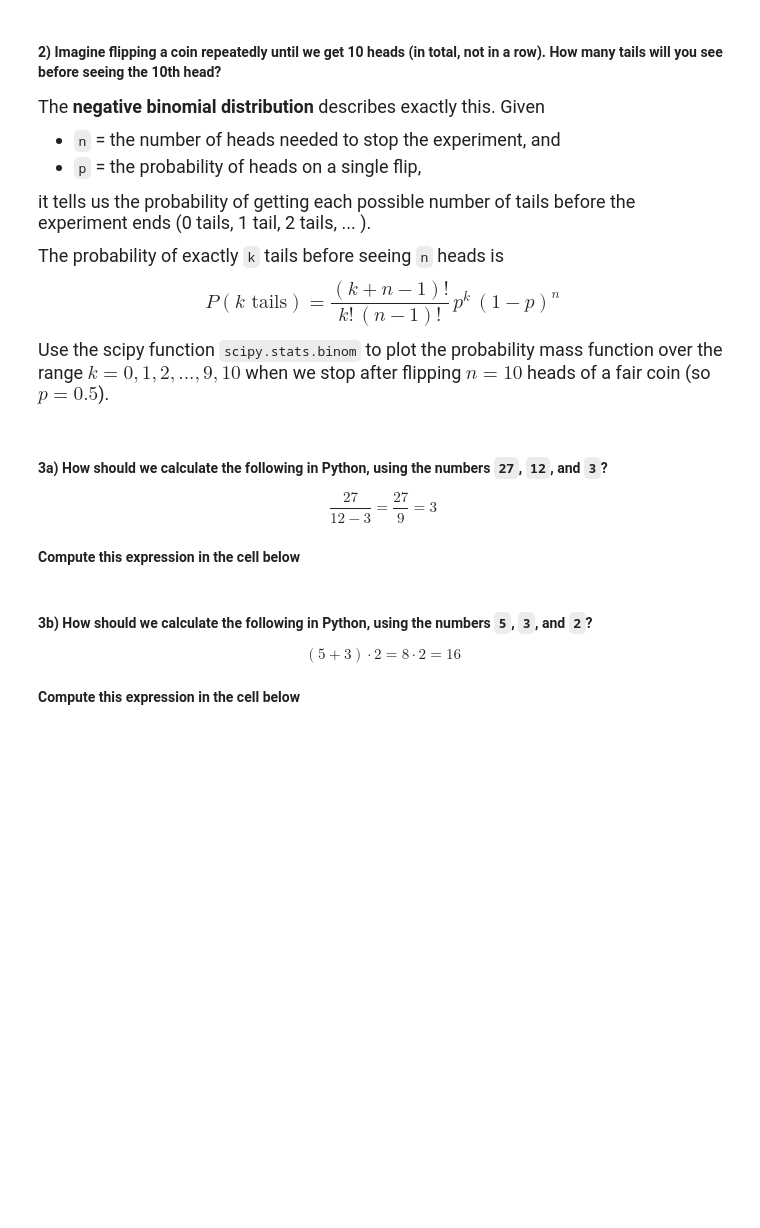
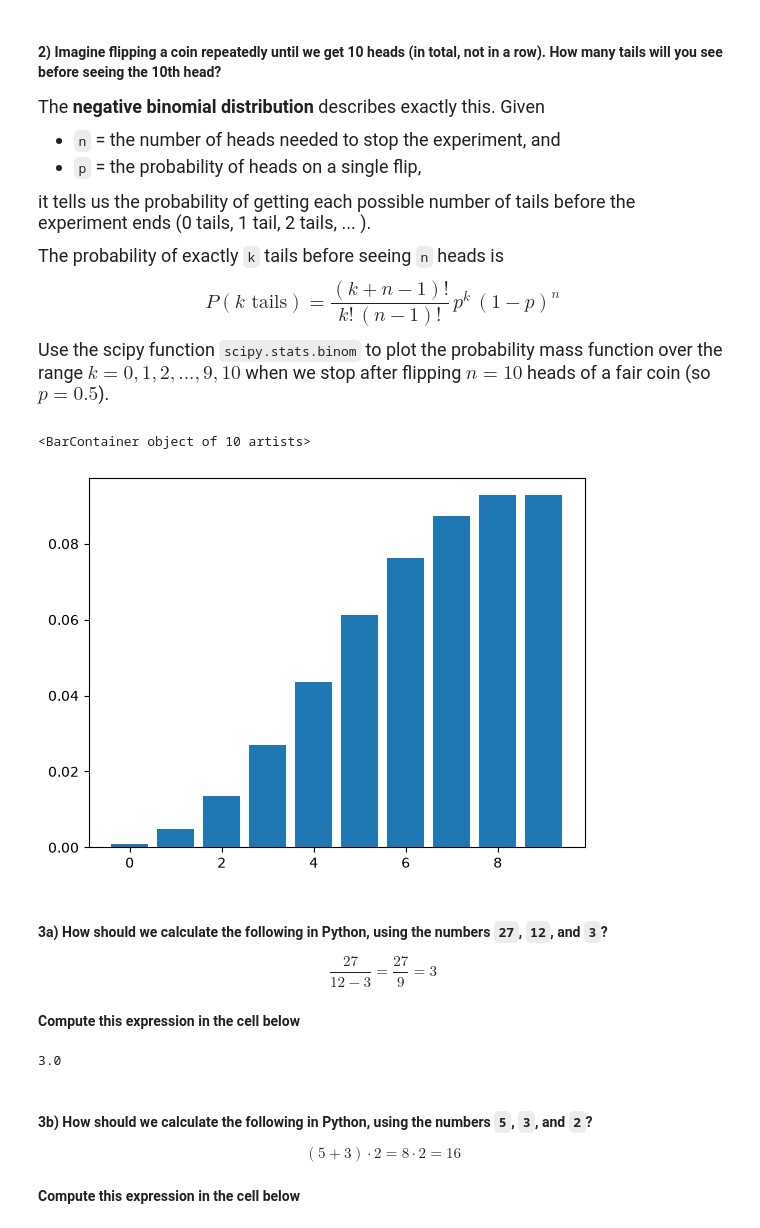
Before and after one commit to wocsmga/datasci185fall2026, a Jupyter notebook: Lecture_05_Libraries_and_Specialized_Functions/Lecture5 copy.ipynb, the cells around one changed output. Cells and saved outputs as stored; diff of their text form; code cells hidden in the pictures; blank space fills up the shorter version.

```diff
--- a/Lecture_05_Libraries_and_Specialized_Functions/Lecture5 copy.ipynb
+++ b/Lecture_05_Libraries_and_Specialized_Functions/Lecture5 copy.ipynb
@@ -605,3 +606,21 @@ Use the scipy function `scipy.stats.binom` to plot the probability mass function
+# %%
+# Your code here
+import scipy.stats as stats
+
+
+
+
+
+n = 10
+p = 0.5
+k = list(range(10))
+
+prob = stats.nbinom.pmf(k,n,p)
+
+plt.bar(k,prob)
+# %% [output]
+<BarContainer object of 10 artists>
+[figure, added]
 # %% [markdown]
 #### **3a)** How should we calculate the following in Python, using the numbers `27`, `12`, and `3`?
 
@@ -611,6 +630,10 @@ $$ \frac{27}{12 - 3} = \frac{27}{9} = 3$$
 # %%
 # Calculate the expression above using the numbers 27, 12, 3
 # Print the value -- you should get the number 3
+
+print(27/(12-3))
+# %% [output]
+3.0
 # %% [markdown]
 #### **3b)** How should we calculate the following in Python, using the numbers `5`, `3`, and `2`?
 
```
Also changed, not shown: parts of 11 cells of this notebook, 2 other files.
